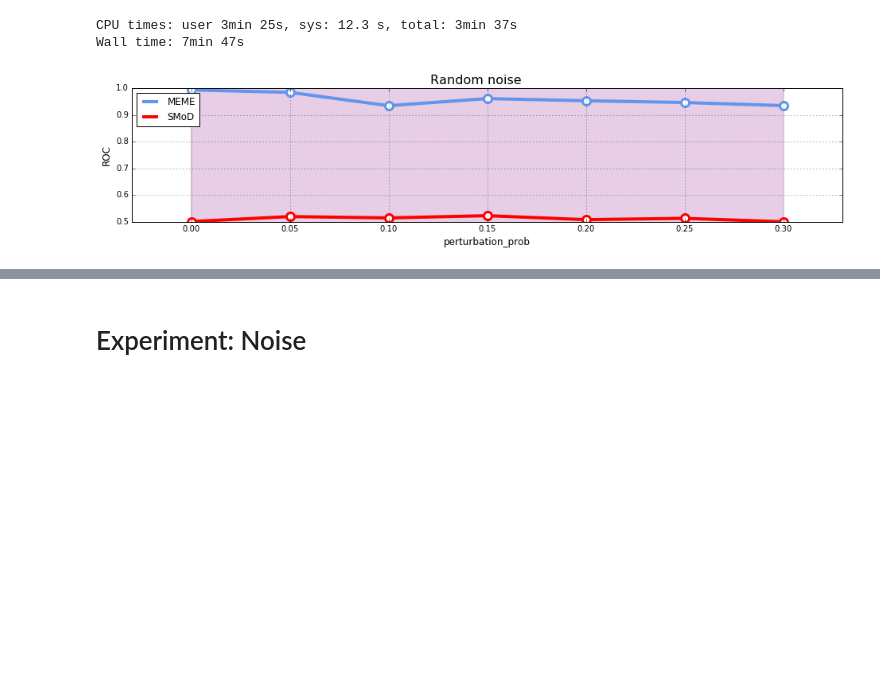
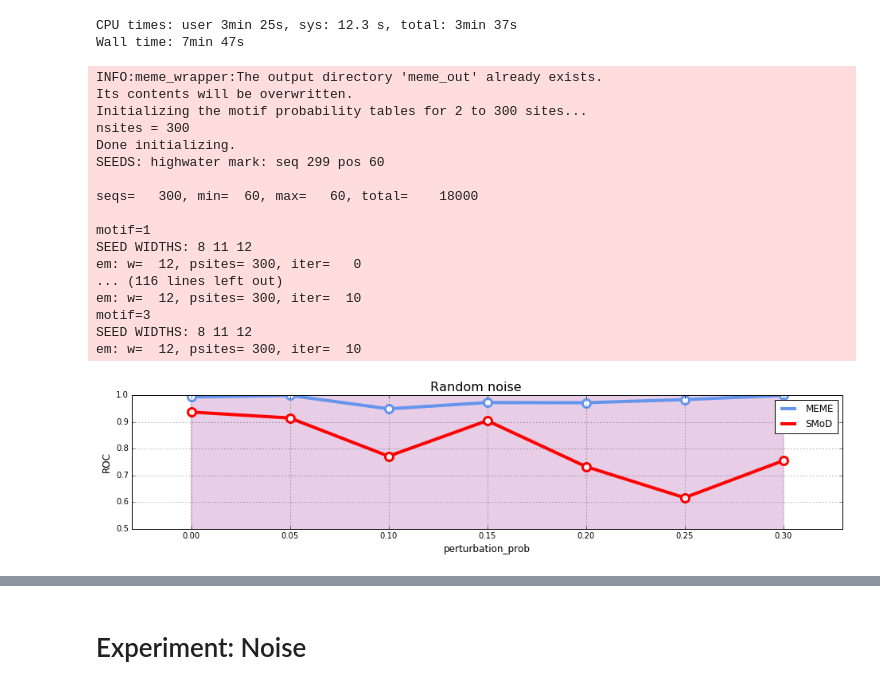
Before and after one commit to fabriziocosta/pyMotif, a Jupyter notebook: Performance Comparison.ipynb, the cells around one changed output, grey strips where cells are left out. Drawn from its saved outputs; the diff is of its cells as text; code cells hidden in the pictures; blank space fills up the shorter version.

```diff
--- a/Performance Comparison.ipynb
+++ b/Performance Comparison.ipynb
@@ -457,34 +345,52 @@ Wall time: 7min 47s
 
 def make_results(n_rep=1):
     for param in [0.0, 0.05, 0.10, 0.15, 0.2, 0.25, 0.3]:
         results = {'meme':[], 'smod':[]}
         for rep in range(n_rep):
             tool_result = evaluate(scoring_criteria='pwm', # ['pwm','hmm']
                                    complexity=5,
                                    motif_length=10,
                                    n_motives=3,
                                    sequence_length=60,
                                    n_sequences=600,
                                    perturbation_prob=param,
                                    n_clusters=15,
                                    min_subarray_size=8,
                                    max_subarray_size=12,
                                    min_score=5,
                                    min_freq=0.65,
-                                   min_cluster_size=5, #(n_sequences/n_motives)/50,
-                                   similarity_threshold=.5,
-                                   freq_threshold=0.01)
+                                   min_cluster_size=2,
+                                   similarity_threshold=1,
+                                   freq_threshold=0.03,
+                                   p_value=1)
 
             results['meme'].append(tool_result['meme'])
             results['smod'].append(tool_result['smod'])
         for tool in ['meme', 'smod']:
             avg = np.mean(results[tool])
             std = np.std(results[tool])
             results[tool] = (avg, std)
         yield param, results['meme'][0], results['meme'][1], results['smod'][0], results['smod'][1]
 
 
 data = [(param, val_m, std_m, val_s, std_s) for param, val_m, std_m, val_s, std_s in make_results()]
 plot_results(data, title='Random noise', xlabel='perturbation_prob', ylabel='ROC')
 # %% [output]
+INFO:meme_wrapper:The output directory 'meme_out' already exists.
+Its contents will be overwritten.
+Initializing the motif probability tables for 2 to 300 sites...
+nsites = 300
+Done initializing.
+SEEDS: highwater mark: seq 299 pos 60
+
+seqs=   300, min=  60, max=   60, total=    18000
+
+motif=1
+SEED WIDTHS: 8 11 12
+em: w=  12, psites= 300, iter=   0
+... (116 lines left out)
+em: w=  12, psites= 300, iter=  10
+motif=3
+SEED WIDTHS: 8 11 12
+em: w=  12, psites= 300, iter=  10
-[figure, old version]
+[figure, new version]
```
Also changed, not shown: parts of 15 cells of this notebook, 2 other files.
